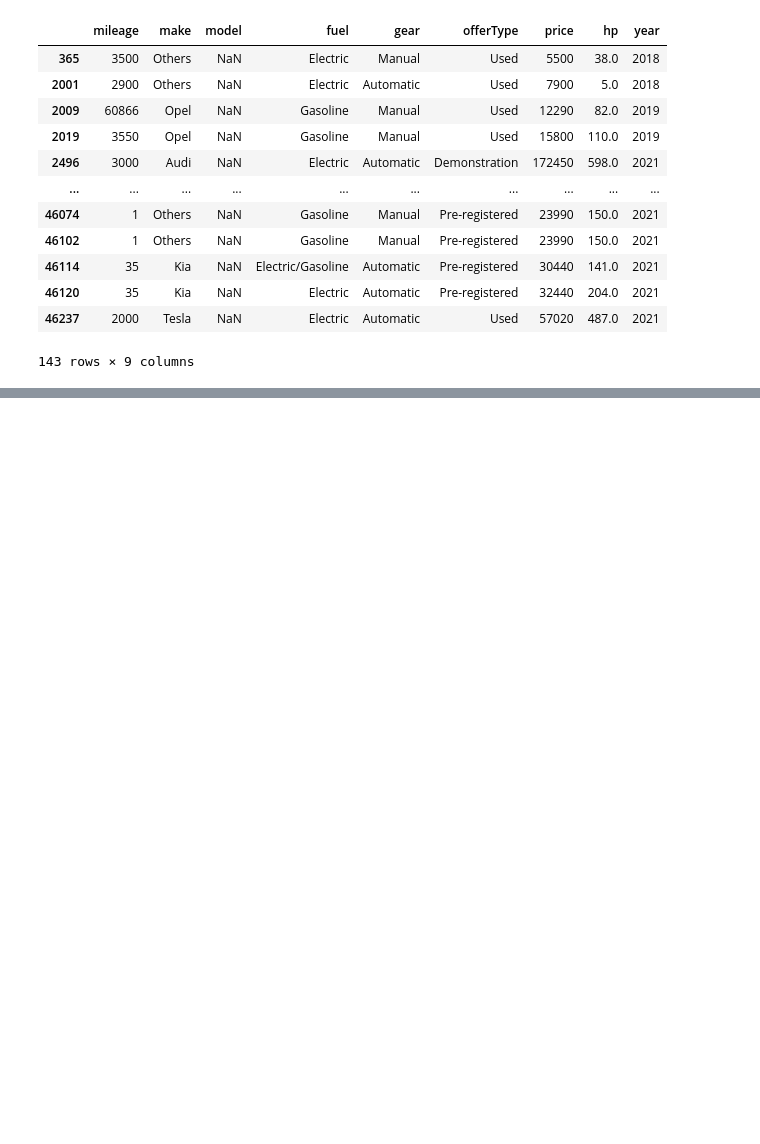
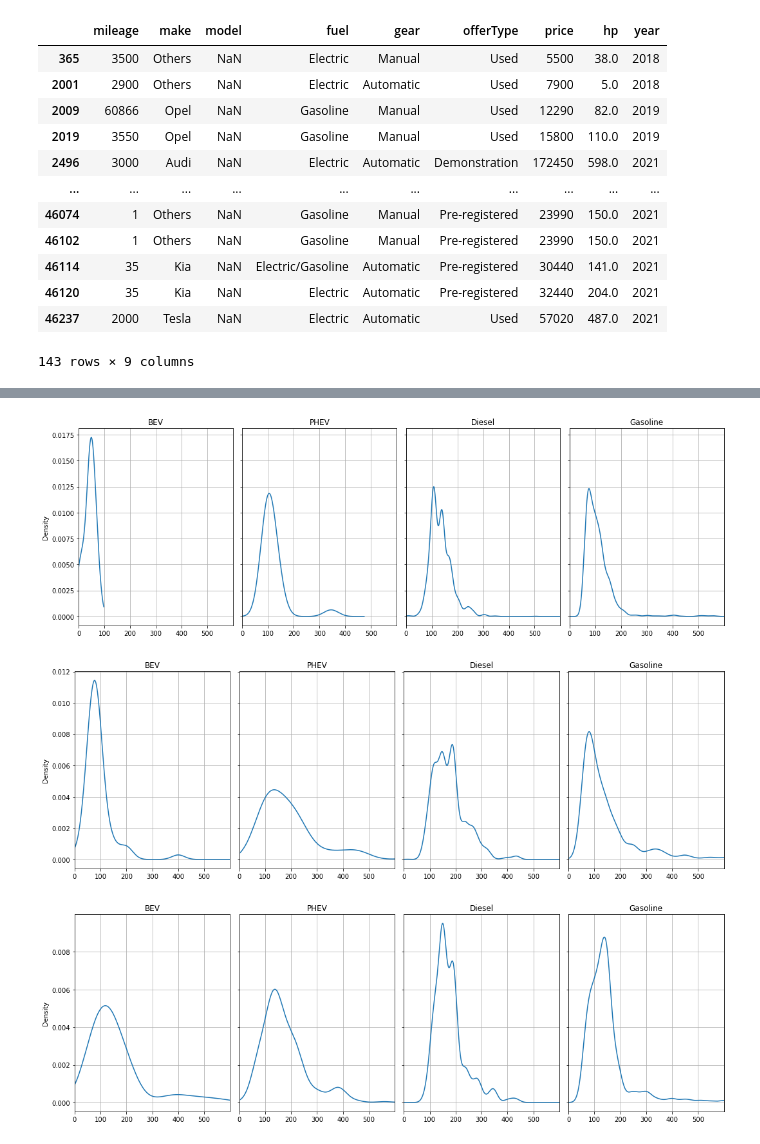
Before and after one commit to stormriderDE/DataScientist_Nano_EV_CarStock, a Jupyter notebook: German Car Stock EV-Analysis.ipynb, the cells around one changed output, grey strips where cells are left out. Saved outputs shown, nothing was run; the diff lists cells and outputs as text; code cells hidden in the pictures; blank space fills up the shorter version.

Commit message:
Add files via upload
Understood, prepared and analyzed data to answer questions

```diff
--- a/German Car Stock EV-Analysis.ipynb
+++ b/German Car Stock EV-Analysis.ipynb
@@ -99,0 +228,36 @@ df[df['model'].isnull()] # other two columns with NaNs: 'gear', 'hp'
+# %%
+# Years to observe: 2011 - start year; 2018 - EV break through; 2020 - last complete year in data set
+years = [2011, 2018, 2020]
+
+# function to plot performance in years
+def analye_performance(year_to_observe):
+
+    # select propulsion technologies
+    electric = df[(df.fuel=='Electric') & (df.year == year_to_observe)]
+    gasoline = df[(df.fuel=='Gasoline') & (df.year == year_to_observe)]
+    diesel = df[(df.fuel=='Diesel') & (df.year == year_to_observe)]
+    electric_gasoline = df[(df.fuel=='Electric/Gasoline') & (df.year == year_to_observe)]
+
+    # Generate subplot
+    fig, axes = plt.subplots(nrows=1, ncols=4, figsize=(15, 5), sharex=True, sharey=True)
+
+
+    # Four subplots with one plot for each propulsion type
+    electric.hp.plot(kind='density', ax=axes[0], title='BEV', xlabel='kW', grid=True, xticks=[-100,0, 100, 200, 300, 400, 500], xlim=[0,600])
+    electric_gasoline.hp.plot(kind='density', ax=axes[1], title='PHEV', grid=True)
+    diesel.hp.plot(kind='density', ax=axes[2], title='Diesel', grid=True)
+    gasoline.hp.plot(kind='density',ax=axes[3], title='Gasoline', grid=True)
+
+    # Do proper space alignment of subplots
+    fig.tight_layout()
+
+    # savefig
+    plt.savefig('Performance_Propulsion_Types_' + str(year_to_observe) + '.png')
+
+# loop through years
+for i in years:
+    analye_performance(i)
+# %% [output]
+[figure, added]
+[figure, added]
+[figure, added]
```
Also changed, not shown: parts of 19 cells of this notebook.
